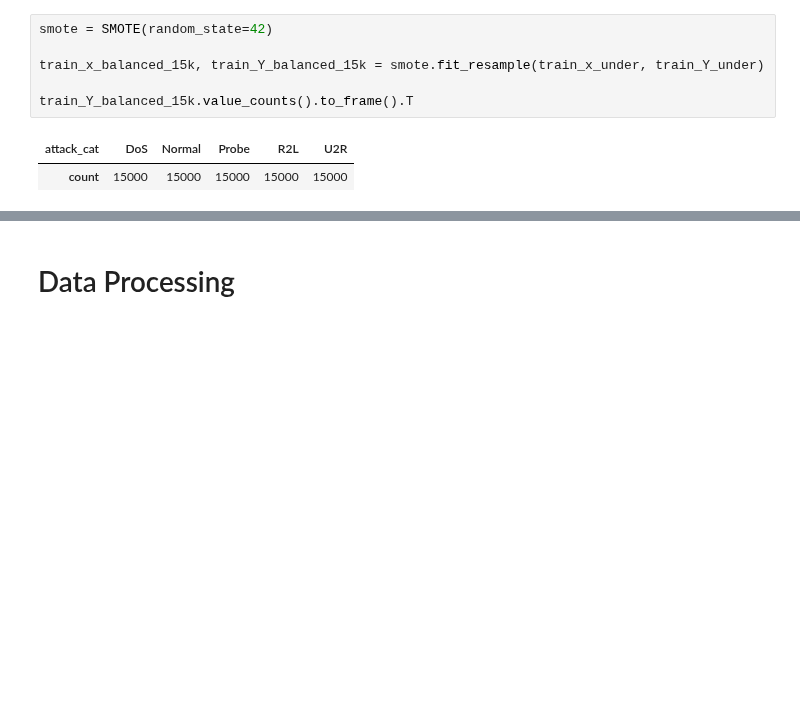
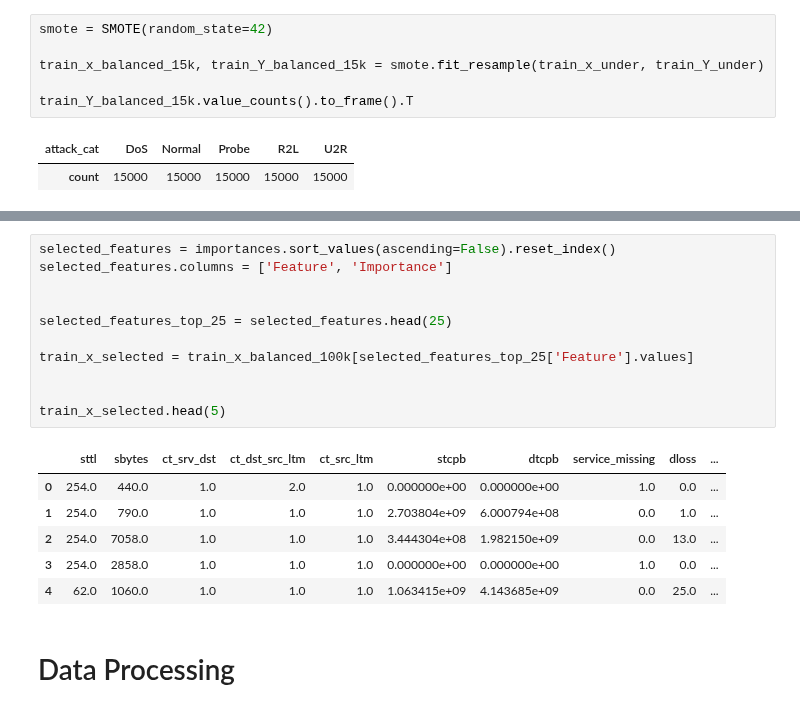
Before and after one commit to Mugna46/AI_project, a Jupyter notebook: AI.ipynb, the cells around one changed output, grey strips where cells are left out. Drawn from its saved outputs; the diff is of its cells as text; blank space fills up the shorter version.

```diff
--- a/AI.ipynb
+++ b/AI.ipynb
@@ -826,3 +843,21 @@ train_Y_balanced_15k.value_counts().to_frame().T
+# %%
+selected_features = importances.sort_values(ascending=False).reset_index()
+selected_features.columns = ['Feature', 'Importance']
+
+
+selected_features_top_25 = selected_features.head(25)
+
+train_x_selected = train_x_balanced_100k[selected_features_top_25['Feature'].values]
+
+
+train_x_selected.head(5)
+# %% [output]
+|  | sttl | sbytes | ct_srv_dst | ct_dst_src_ltm | ct_src_ltm | stcpb | dtcpb | service_missing | dloss | ... |
+| 0 | 254.0 | 440.0 | 1.0 | 2.0 | 1.0 | 0.000000e+00 | 0.000000e+00 | 1.0 | 0.0 | ... |
+| 1 | 254.0 | 790.0 | 1.0 | 1.0 | 1.0 | 2.703804e+09 | 6.000794e+08 | 0.0 | 1.0 | ... |
+| 2 | 254.0 | 7058.0 | 1.0 | 1.0 | 1.0 | 3.444304e+08 | 1.982150e+09 | 0.0 | 13.0 | ... |
+| 3 | 254.0 | 2858.0 | 1.0 | 1.0 | 1.0 | 0.000000e+00 | 0.000000e+00 | 1.0 | 0.0 | ... |
+| 4 | 62.0 | 1060.0 | 1.0 | 1.0 | 1.0 | 1.063415e+09 | 4.143685e+09 | 0.0 | 25.0 | ... |
 # %% [markdown]
 # Data Processing
 # %% [markdown]
```
Also changed, not shown: parts of 14 cells of this notebook.
